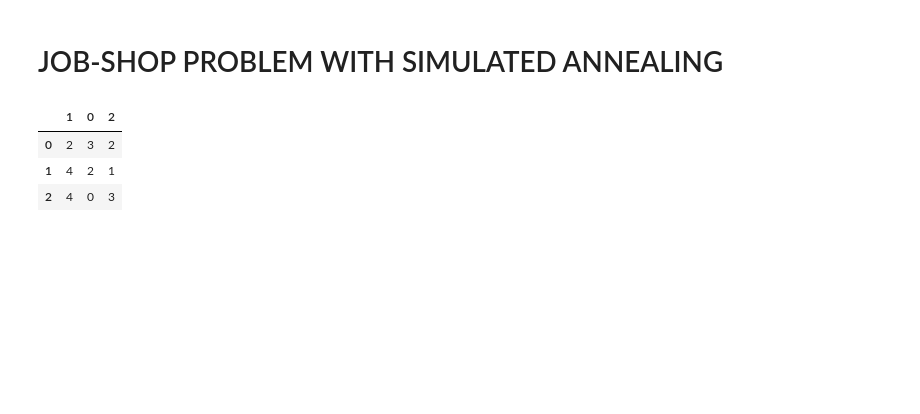
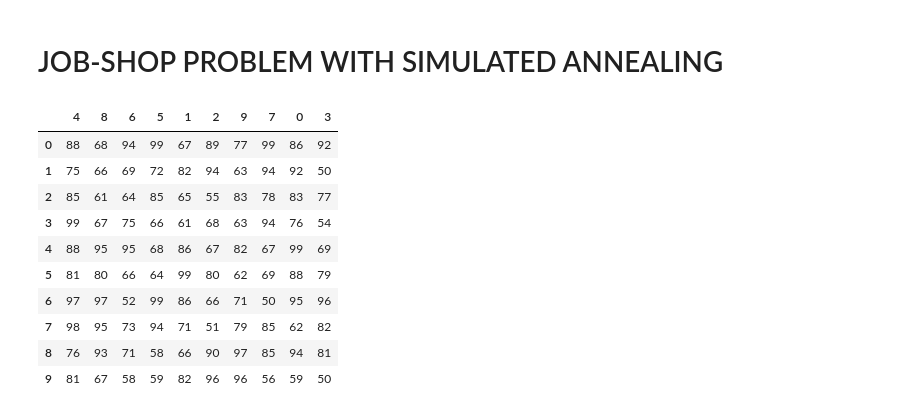
Before and after one commit to Marina-LA/Job-Shop-Scheduling-Genetic-Algorithm, a Jupyter notebook: jssp-sa.ipynb, the cells around one changed output. Saved outputs shown, nothing was run; the diff lists cells and outputs as text; code cells hidden in the pictures; blank space fills up the shorter version.

```diff
--- a/jssp-sa.ipynb
+++ b/jssp-sa.ipynb
@@ -23,10 +25,17 @@ def read_data(file):
     result_df = pd.DataFrame(matrix).fillna(0).astype(int)
     return result_df
 # %%
-data = read_data("JSSP-problems/basic-problem.xlsx")
+data = read_data("JSSP-problems/abz5.xlsx")
 data
 # %% [output]
-|  | 1 | 0 | 2 |
-| 0 | 2 | 3 | 2 |
-| 1 | 4 | 2 | 1 |
-| 2 | 4 | 0 | 3 |
+|  | 4 | 8 | 6 | 5 | 1 | 2 | 9 | 7 | 0 | 3 |
+| 0 | 88 | 68 | 94 | 99 | 67 | 89 | 77 | 99 | 86 | 92 |
+| 1 | 75 | 66 | 69 | 72 | 82 | 94 | 63 | 94 | 92 | 50 |
+| 2 | 85 | 61 | 64 | 85 | 65 | 55 | 83 | 78 | 83 | 77 |
+| 3 | 99 | 67 | 75 | 66 | 61 | 68 | 63 | 94 | 76 | 54 |
+| 4 | 88 | 95 | 95 | 68 | 86 | 67 | 82 | 67 | 99 | 69 |
+| 5 | 81 | 80 | 66 | 64 | 99 | 80 | 62 | 69 | 88 | 79 |
+| 6 | 97 | 97 | 52 | 99 | 86 | 66 | 71 | 50 | 95 | 96 |
+| 7 | 98 | 95 | 73 | 94 | 71 | 51 | 79 | 85 | 62 | 82 |
+| 8 | 76 | 93 | 71 | 58 | 66 | 90 | 97 | 85 | 94 | 81 |
+| 9 | 81 | 67 | 58 | 59 | 82 | 96 | 96 | 56 | 59 | 50 |
```
Also changed, not shown: parts of 6 cells of this notebook, 3 other files.
